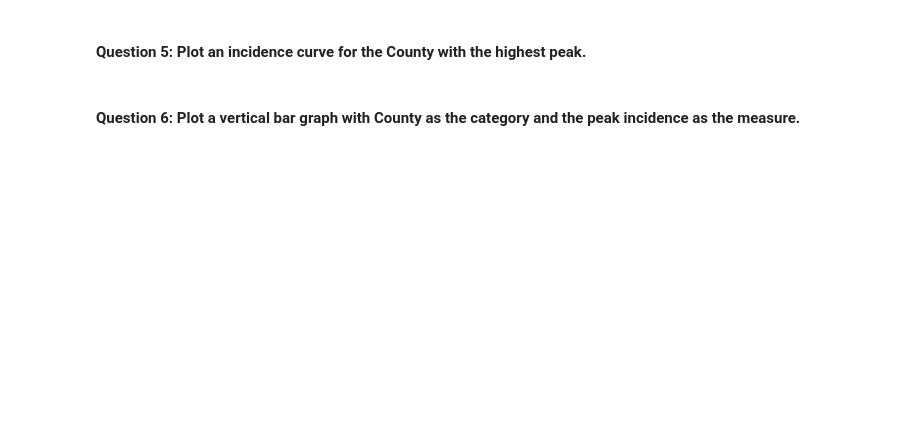
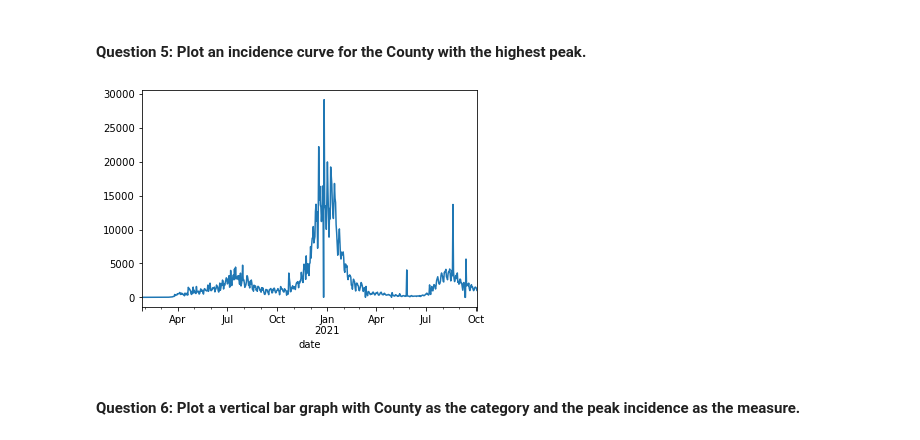
Before and after one commit to CMU-MS-DAS-Modern-Programming-Mini/ClassAssignmentNo4, a Jupyter notebook: US County Data - pandas.ipynb, the cells around one changed output. Drawn from its saved outputs; the diff is of its cells as text; code cells hidden in the pictures; blank space fills up the shorter version.

```diff
--- a/US County Data - pandas.ipynb
+++ b/US County Data - pandas.ipynb
@@ -19,2 +45,7 @@ deaths - The cumulative number of deaths in at the date in the county
 # %% [markdown]
 #### Question 1: Produce a DataFrame that contains only the data for the top 10 Counties by total number of cases
+# %%
+# Get the data for all counties on the most recent date.
+df['date'].max()
+df_1003 = df[df['date'] == '2021-10-03 00:00:00']
+df_1003.head()
@@ -20,0 +59,5 @@ deaths - The cumulative number of deaths in at the date in the county
+# %%
+# Find the names for the top counties
+top_counties = df_1003.sort_values('cases', axis=0, ascending=False).iloc[:10, :]
+county_state_names = list(zip(list(top_counties['county']), list(top_counties['state'])))
+print(county_state_names)
@@ -20,0 +66,10 @@ deaths - The cumulative number of deaths in at the date in the county
+# %%
+# Get the data for the top counites, combine them together
+df_is = []
+for county_state in county_state_names:
+    county, state = county_state
+    df_i = df[(df['county'] == county) & (df['state'] == state)]
+    df_is.append(df_i)
+
+top_counties = pd.concat(df_is, axis=0)
+top_counties.head()
@@ -23,2 +121,14 @@ deaths - The cumulative number of deaths in at the date in the county
 # %% [markdown]
 #### Question 3: Calculate the incidence (the number of new cases per day... i.e. the difference between the cases on a day - the cases on a previous day) for the top 10 Counties.
+# %%
+# Function to calculate incidence
+def calc_incidence_index(row, df):
+    prev_index = (row.name[0], pd.to_datetime(row.name[1])-pd.offsets.Day(1))
+    if prev_index in df.index:
+        return row['cases'] - df.loc[prev_index]['cases']
+    else:
+        return 0
+
+top_counties_incidence2 = top_counties.set_index(['county', 'date'])
+top_counties_incidence2['incidence'] = top_counties_incidence2.apply(lambda x: calc_incidence_index(x, top_counties_incidence2), axis=1)
+top_counties_incidence2.head(60)
@@ -27,4 +179,9 @@ deaths - The cumulative number of deaths in at the date in the county
 # %% [markdown]
 #### Question 5: Plot an incidence curve for the County with the highest peak.
+# %%
+# Los Angeles is the county with the highest peak
+LA = top_counties_incidence2.loc['Los Angeles']['incidence'].plot()
+# %% [output]
+[figure, added]
 # %% [markdown]
 #### Question 6: Plot a vertical bar graph with County as the category and the peak incidence as the measure.
```
Also changed, not shown: parts of 11 cells of this notebook.
